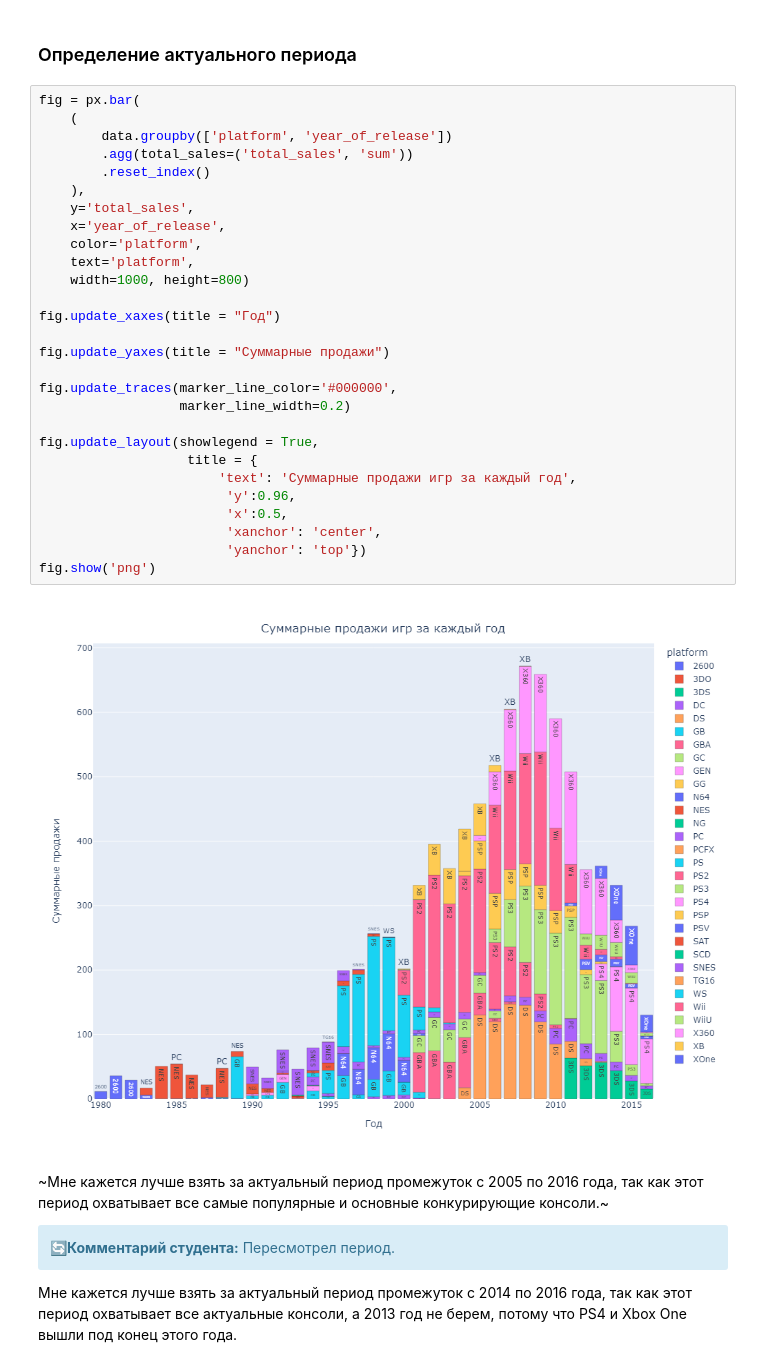
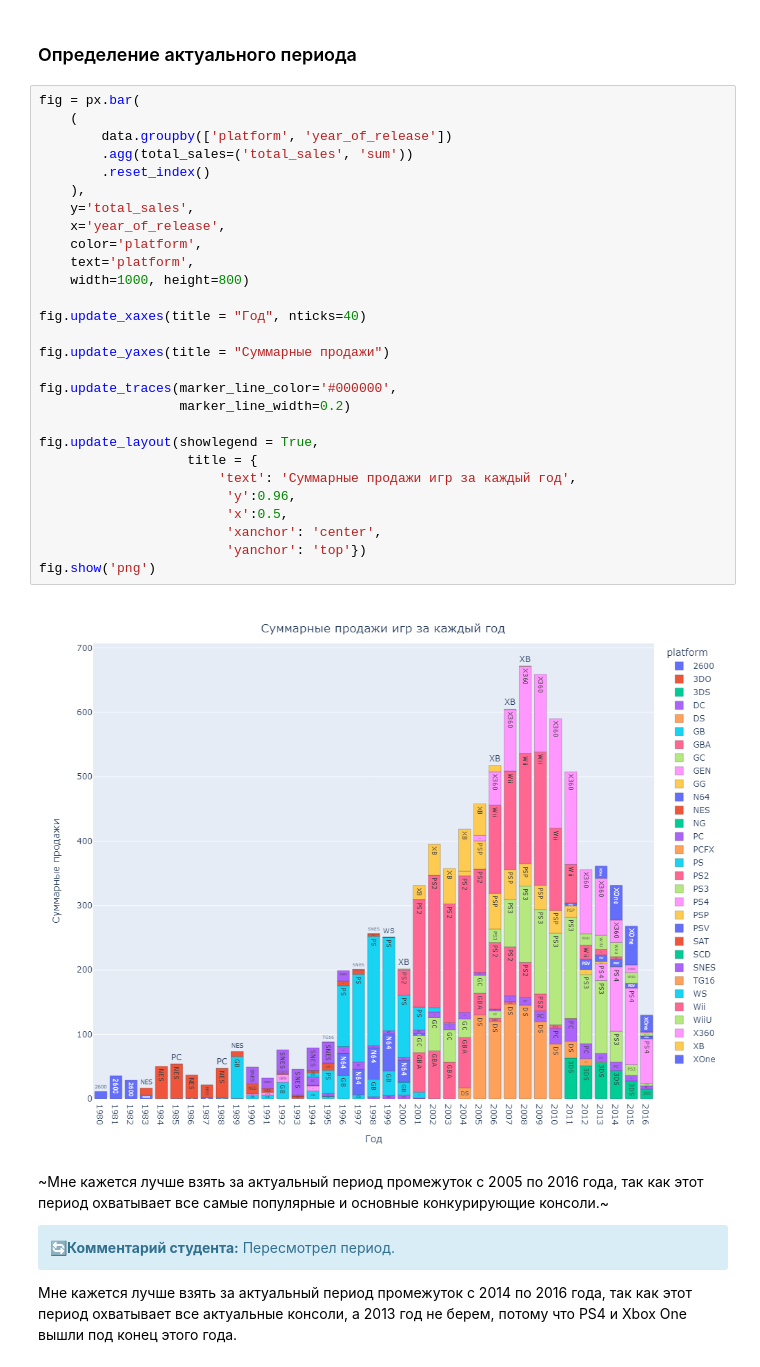
Before and after one commit to futureiss/Yandex_Practicum, a Jupyter notebook: 1_5_sbornii_project/sbornii_proekt.ipynb, the cells around one changed output. Drawn from its saved outputs; the diff is of its cells as text.

```diff
--- a/1_5_sbornii_project/sbornii_proekt.ipynb
+++ b/1_5_sbornii_project/sbornii_proekt.ipynb
@@ -589,33 +590,33 @@ top_platforms(data, platform_list=['Wii', 'NES', 'GB', 'DS', 'SNES', '3DS', 'N64
 # %%
 fig = px.bar(
     (
         data.groupby(['platform', 'year_of_release'])
         .agg(total_sales=('total_sales', 'sum'))
         .reset_index()
     ),
     y='total_sales',
     x='year_of_release',
     color='platform',
     text='platform',
     width=1000, height=800)
 
-fig.update_xaxes(title = "Год")
+fig.update_xaxes(title = "Год", nticks=40)
 
 fig.update_yaxes(title = "Суммарные продажи")
 
 fig.update_traces(marker_line_color='#000000',
                   marker_line_width=0.2)
 
 fig.update_layout(showlegend = True,
                    title = {
                        'text': 'Суммарные продажи игр за каждый год',
                         'y':0.96,
                         'x':0.5,
                         'xanchor': 'center',
                         'yanchor': 'top'})
 fig.show('png')
 # %% [output]
-[figure, old version]
+[figure, new version]
 # %% [markdown]
 ~Мне кажется лучше взять за актуальный период промежуток с 2005 по 2016 года, так как этот период охватывает все самые популярные и основные конкурирующие консоли.~
 
```
Also changed, not shown: parts of 8 cells of this notebook.
